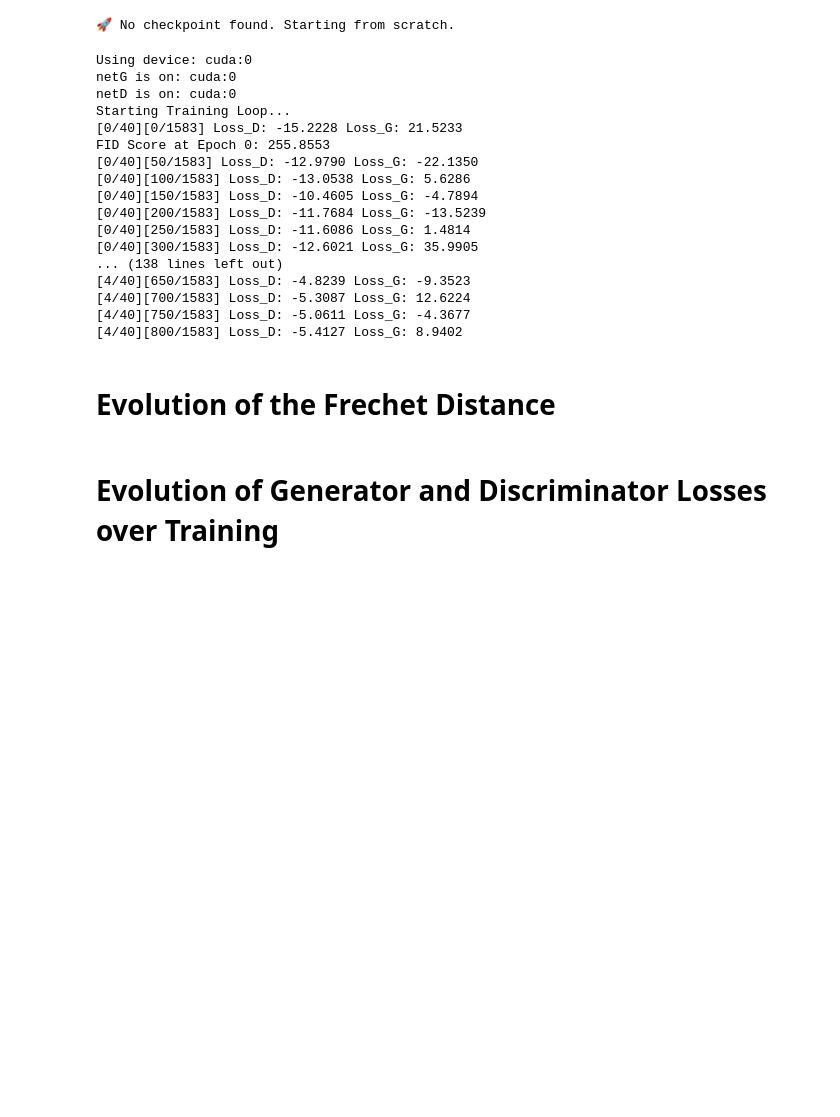
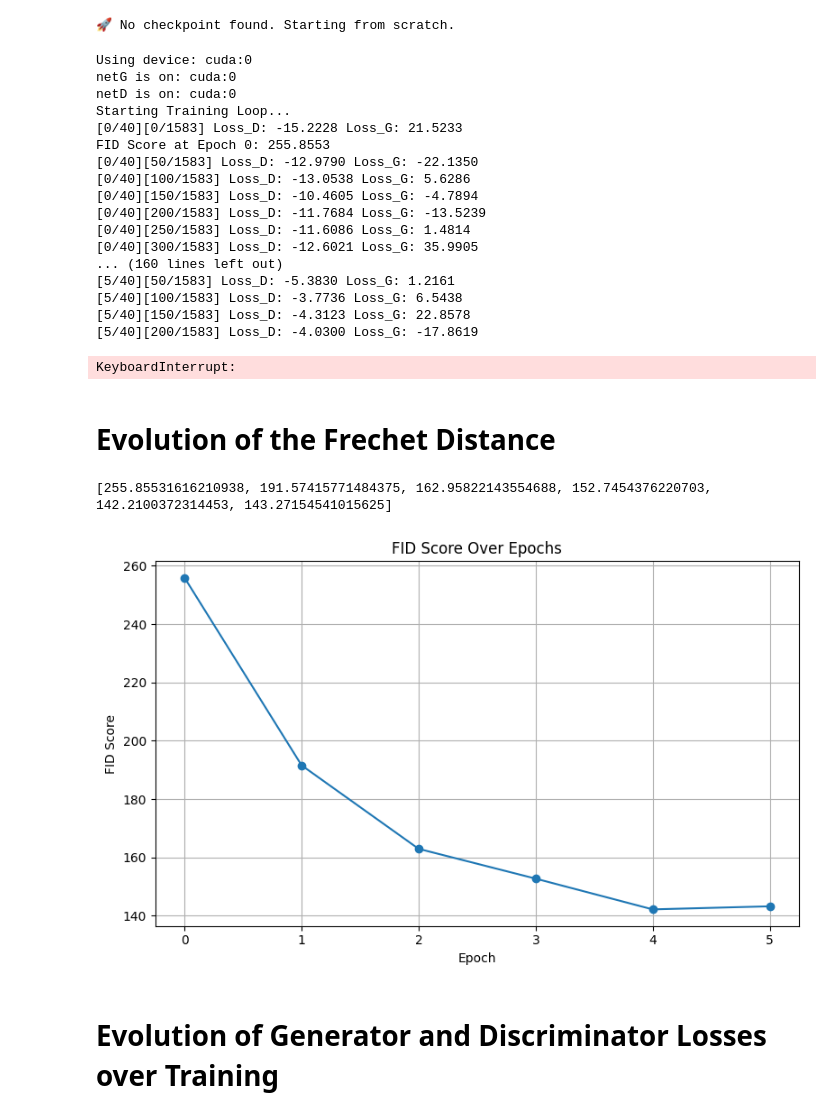
Before and after one commit to up202108724/ACPR, a Jupyter notebook: wgan-gp.ipynb, the cells around one changed output. Saved outputs shown, nothing was run; the diff lists cells and outputs as text; code cells hidden in the pictures; blank space fills up the shorter version.

```diff
--- a/wgan-gp.ipynb
+++ b/wgan-gp.ipynb
@@ -112,13 +112,16 @@ beta1 = 0.5
 
 # Number of GPUs available. Use 0 for CPU mode.
 ngpu = 1
+
+celeba=False
 # %%
 # Download the CelebA dataset via KaggleHub
-path = kagglehub.dataset_download("jessicali9530/celeba-dataset")
-print("✅ Dataset downloaded to:", path)
+if celeba:
+    path = kagglehub.dataset_download("jessicali9530/celeba-dataset")
+    print("✅ Dataset downloaded to:", path)
 
-# Define root_dir to where the image folder is
-root_dir = os.path.join(path, "img_align_celeba")
+    # Define root_dir to where the image folder is
+    root_dir = os.path.join(path, "img_align_celeba")
 
 # Load dataset using ImageFolder
 dataset = dset.ImageFolder(root=root_dir,
@@ -528,26 +531,31 @@ FID Score at Epoch 0: 255.8553
 [0/40][200/1583] Loss_D: -11.7684 Loss_G: -13.5239
 [0/40][250/1583] Loss_D: -11.6086 Loss_G: 1.4814
 [0/40][300/1583] Loss_D: -12.6021 Loss_G: 35.9905
-... (138 lines left out)
-[4/40][650/1583] Loss_D: -4.8239 Loss_G: -9.3523
-[4/40][700/1583] Loss_D: -5.3087 Loss_G: 12.6224
-[4/40][750/1583] Loss_D: -5.0611 Loss_G: -4.3677
-[4/40][800/1583] Loss_D: -5.4127 Loss_G: 8.9402
+... (160 lines left out)
+[5/40][50/1583] Loss_D: -5.3830 Loss_G: 1.2161
+[5/40][100/1583] Loss_D: -3.7736 Loss_G: 6.5438
+[5/40][150/1583] Loss_D: -4.3123 Loss_G: 22.8578
+[5/40][200/1583] Loss_D: -4.0300 Loss_G: -17.8619
+KeyboardInterrupt:
 # %% [markdown]
 # Evolution of the Frechet Distance
 # %%
 print(FID_scores)
+# %% [output]
+[255.85531616210938, 191.57415771484375, 162.95822143554688, 152.7454376220703, 142.2100372314453, 143.27154541015625]
 # %%
-fid_epochs = list(range(num_epochs))  # [0, 1, 2, 3, 4]
+fid_epochs = list(range(6))  # [0, 1, 2, 3, 4]
 
 plt.figure(figsize=(8, 5))
 plt.plot(fid_epochs, FID_scores, marker='o', linestyle='-')
 plt.title("FID Score Over Epochs")
 plt.xlabel("Epoch")
 plt.ylabel("FID Score")
 plt.grid(True)
 plt.tight_layout()
 plt.show()
+# %% [output]
+[figure, added]
 # %% [markdown]
 # Evolution of Generator and Discriminator Losses over Training
 # %%
```
Also changed, not shown: parts of 2 cells of this notebook, 3 other files.
